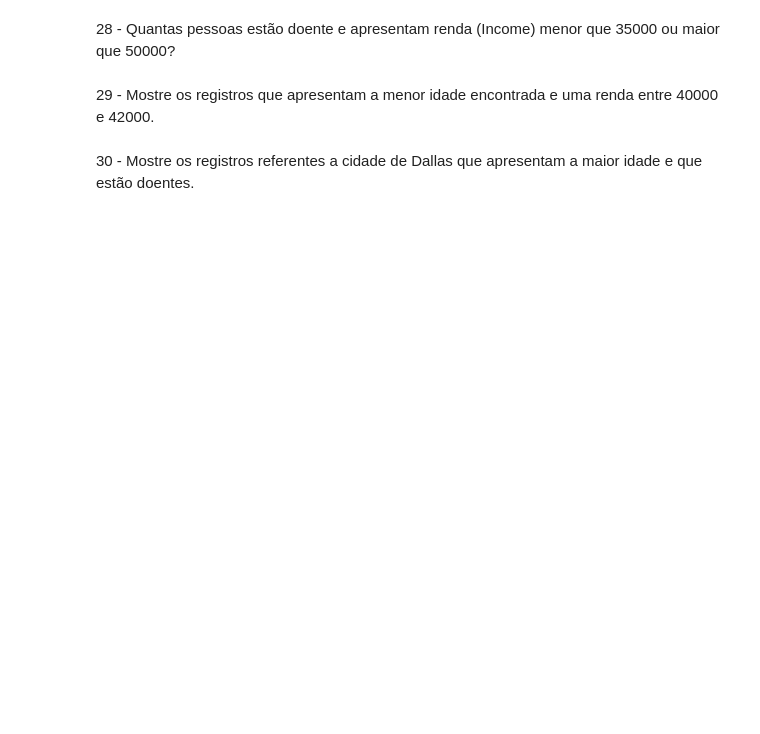
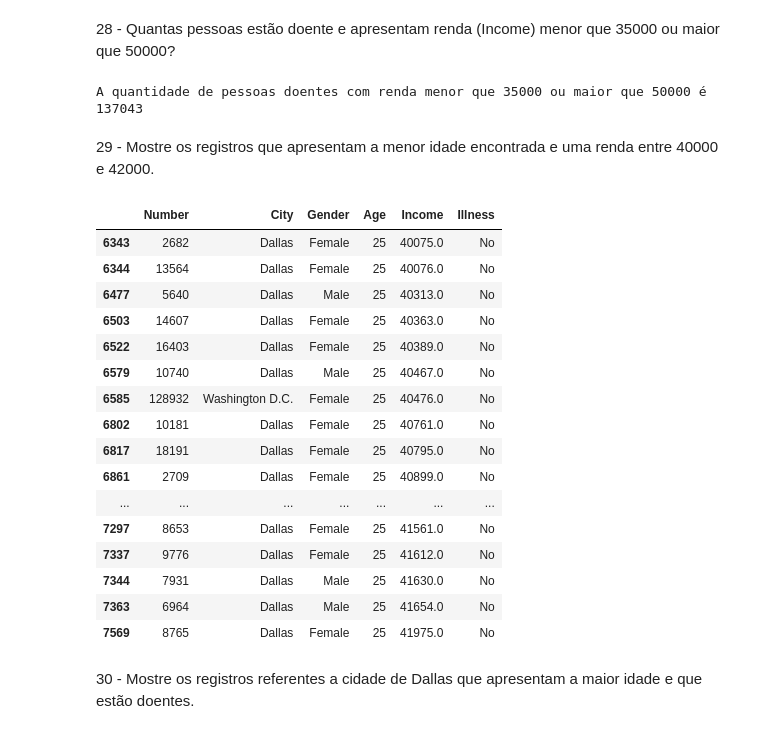
Before and after one commit to ArthurF36/Python_Atv_Pandas, a Jupyter notebook: Notebook/Exercicios_Pandas_Perguntas.ipynb, the cells around one changed output. Cells and saved outputs as stored; diff of their text form; code cells hidden in the pictures; blank space fills up the shorter version.

```diff
--- a/Notebook/Exercicios_Pandas_Perguntas.ipynb
+++ b/Notebook/Exercicios_Pandas_Perguntas.ipynb
@@ -440,2 +449,11 @@ A média de idade das pessoas com a coluna Illness igual a 'Yes' é 45.02 anos.
+# %%
+# Insira a resposta abaixo.
+renda1 = 35000
+renda2 = 50000
+qtd_renda = ((df_ordenado['Illness'] == ill) & (df_ordenado['Income'] < renda1) | (df_ordenado['Income'] > renda2)).sum()
+
+print(f"A quantidade de pessoas doentes com renda menor que {renda1} ou maior que {renda2} é {qtd_renda}")
+# %% [output]
+A quantidade de pessoas doentes com renda menor que 35000 ou maior que 50000 é 137043
 # %% [markdown]
 29 - Mostre os registros que apresentam a menor idade encontrada e uma renda entre 40000 e 42000.
@@ -444,3 +460,29 @@ A média de idade das pessoas com a coluna Illness igual a 'Yes' é 45.02 anos.
+# %%
+# Insira a resposta abaixo.
+renda1 = 40000
+renda2 = 42000
+menor_idade = df['Age'].min()
+min_idade_renda = df_ordenado[((df_ordenado['Income'] >= renda1) & (df_ordenado['Income'] <= renda2)) & (df_ordenado['Age'] == menor_idade)]
+
+display(min_idade_renda)
+# %% [output]
+|  | Number | City | Gender | Age | Income | Illness |
+| 6343 | 2682 | Dallas | Female | 25 | 40075.0 | No |
+| 6344 | 13564 | Dallas | Female | 25 | 40076.0 | No |
+| 6477 | 5640 | Dallas | Male | 25 | 40313.0 | No |
+| 6503 | 14607 | Dallas | Female | 25 | 40363.0 | No |
+| 6522 | 16403 | Dallas | Female | 25 | 40389.0 | No |
+| 6579 | 10740 | Dallas | Male | 25 | 40467.0 | No |
+| 6585 | 128932 | Washington D.C. | Female | 25 | 40476.0 | No |
+| 6802 | 10181 | Dallas | Female | 25 | 40761.0 | No |
+| 6817 | 18191 | Dallas | Female | 25 | 40795.0 | No |
+| 6861 | 2709 | Dallas | Female | 25 | 40899.0 | No |
+| ... | ... | ... | ... | ... | ... | ... |
+| 7297 | 8653 | Dallas | Female | 25 | 41561.0 | No |
+| 7337 | 9776 | Dallas | Female | 25 | 41612.0 | No |
+| 7344 | 7931 | Dallas | Male | 25 | 41630.0 | No |
+| 7363 | 6964 | Dallas | Male | 25 | 41654.0 | No |
+| 7569 | 8765 | Dallas | Female | 25 | 41975.0 | No |
 # %% [markdown]
 30 - Mostre os registros referentes a cidade de Dallas que apresentam a maior idade e que estão doentes.
 # %%
```
Also changed, not shown: parts of 8 cells of this notebook.
